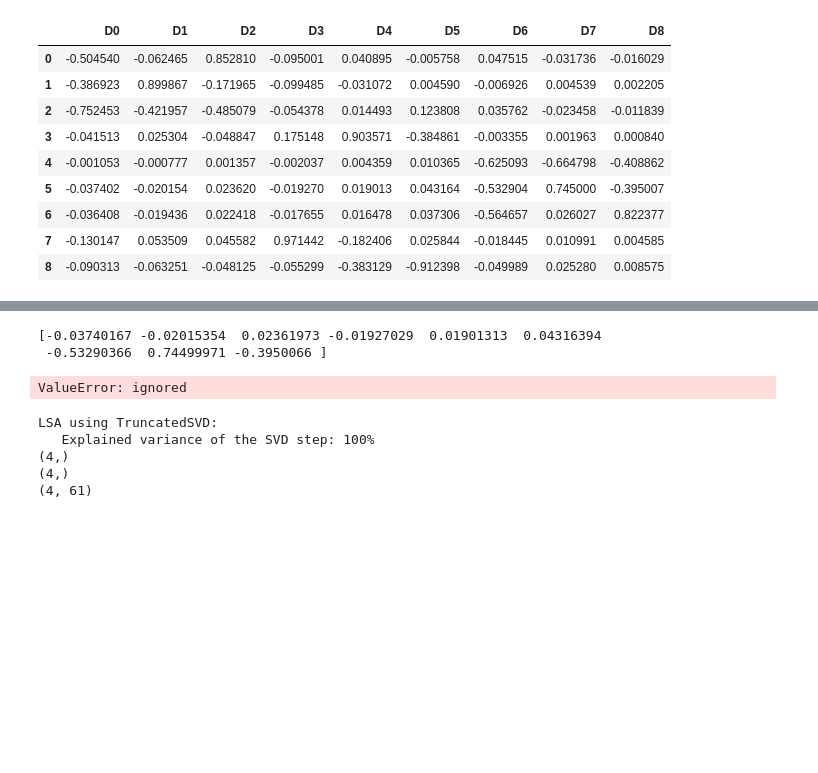
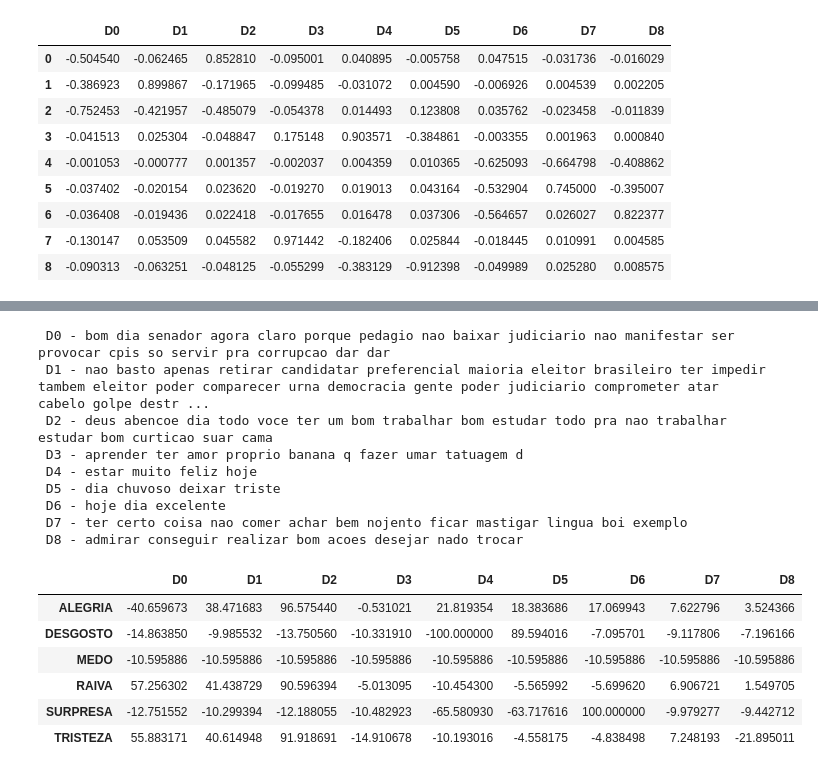
Before and after one commit to rdenadai/TxtP-Study-Notebooks, a Jupyter notebook: notebooks/text_classification_example.ipynb, the cells around one changed output, grey strips where cells are left out. Saved outputs shown, nothing was run; the diff lists cells and outputs as text; code cells hidden in the pictures; blank space fills up the shorter version.

```diff
--- a/notebooks/text_classification_example.ipynb
+++ b/notebooks/text_classification_example.ipynb
@@ -323,9 +342,9 @@ Tf-Idf:
 # %%
 print('Count:')
-vectorizer = CountVectorizer()
-X_count = vectorizer.fit_transform(frases)
+vec_count = CountVectorizer()
+X_count = vec_count.fit_transform(frases)
 print("   Actual number of tfidf features: %d" % X_count.get_shape()[1])
-weights_count = pd.DataFrame(X_count.toarray().T, index=vectorizer.get_feature_names(), columns=ldocs)
+weights_count = pd.DataFrame(X_count.toarray().T, index=vec_count.get_feature_names(), columns=ldocs)
 display(weights_count.head(15))
 # %% [output]
 Count:
@@ -347,8 +366,13 @@ Count:
 | boi | 0 | 0 | 0 | 0 | 0 | 0 | 0 | 1 | 0 |
 | bom | 1 | 0 | 3 | 0 | 0 | 0 | 0 | 0 | 1 |
 # %%
+USE = True
+X = X_count if USE else X_tfidf
+weights = weights_count if USE else weights_tfidf
+vectorizer = vec_count if USE else vec_tfidf
+
 print('SVD: ')
-AC = copy.deepcopy(X_count.toarray().T)
+AC = copy.deepcopy(X.toarray().T)
 u, s, v = np.linalg.svd(AC, full_matrices=False)
 print('Original and SVD equals: ', np.allclose(AC, np.dot(u, np.dot(np.diag(s), v))))
 
@@ -448,45 +469,31 @@ display(df[
 # %%
-print(v.T[5,])
-dtframe = {d: np.zeros(len(ldocs)) for d in emotion_weigths}
-for k, item in enumerate(emotion_weigths.items()):
-    sent = np.array(item[1])
-    i = 0
-    for j in range(len(ldocs)):
-        similarity = cosine_similarity(v.T, [sent])
-        for m in similarity:
-            i += 1
-            dtframe[item[0]][i-1] = m
+dtframe = np.zeros((len(ldocs), len(emotion_words.keys())))
+for i, d in enumerate(ldocs):
+    for k, it in enumerate(emotion_words.items()):
+        a = [ws[:, k]]
+        b = [v.T[i]]
+        dtframe[i][k] = cosine_similarity(a, b)
+dtframe = normalization(dtframe, -100, 100)
 
-for frase in frases:
-    print(f'-{frase}')
+for i, frase in enumerate(frases):
+    print(f' D{i} - {frase}')
 
-df = pd.DataFrame(list(dtframe.values()), index=dtframe.keys(), columns=ldocs)
+df = pd.DataFrame(dtframe.T, index=emotion_words.keys(), columns=ldocs)
 display(df.head(15))
 # %% [output]
-[-0.03740167 -0.02015354  0.02361973 -0.01927029  0.01901313  0.04316394
- -0.53290366  0.74499971 -0.3950066 ]
+ D0 - bom dia senador agora claro porque pedagio nao baixar judiciario nao manifestar ser provocar cpis so servir pra corrupcao dar dar
+ D1 - nao basto apenas retirar candidatar preferencial maioria eleitor brasileiro ter impedir tambem eleitor poder comparecer urna democracia gente poder judiciario comprometer atar cabelo golpe destr ...
+ D2 - deus abencoe dia todo voce ter um bom trabalhar bom estudar todo pra nao trabalhar estudar bom curticao suar cama
+ D3 - aprender ter amor proprio banana q fazer umar tatuagem d
+ D4 - estar muito feliz hoje
+ D5 - dia chuvoso deixar triste
+ D6 - hoje dia excelente
+ D7 - ter certo coisa nao comer achar bem nojento ficar mastigar lingua boi exemplo
+ D8 - admirar conseguir realizar bom acoes desejar nado trocar
-ValueError: ignored
+|  | D0 | D1 | D2 | D3 | D4 | D5 | D6 | D7 | D8 |
+| ALEGRIA | -40.659673 | 38.471683 | 96.575440 | -0.531021 | 21.819354 | 18.383686 | 17.069943 | 7.622796 | 3.524366 |
+| DESGOSTO | -14.863850 | -9.985532 | -13.750560 | -10.331910 | -100.000000 | 89.594016 | -7.095701 | -9.117806 | -7.196166 |
+| MEDO | -10.595886 | -10.595886 | -10.595886 | -10.595886 | -10.595886 | -10.595886 | -10.595886 | -10.595886 | -10.595886 |
+| RAIVA | 57.256302 | 41.438729 | 90.596394 | -5.013095 | -10.454300 | -5.565992 | -5.699620 | 6.906721 | 1.549705 |
+| SURPRESA | -12.751552 | -10.299394 | -12.188055 | -10.482923 | -65.580930 | -63.717616 | 100.000000 | -9.979277 | -9.442712 |
+| TRISTEZA | 55.883171 | 40.614948 | 91.918691 | -14.910678 | -10.193016 | -4.558175 | -4.838498 | 7.248193 | -21.895011 |
-# %%
-print("LSA using TruncatedSVD:")
-
-# Project the tfidf vectors onto the first N principal components.
-# Though this is significantly fewer features than the original tfidf vector,
-# they are stronger features, and the accuracy is higher.
-svd = TruncatedSVD(50)
-lsa = make_pipeline(svd, Normalizer(copy=False))
-
-# Run SVD on the training data, then project the training data.
-X_lsa = lsa.fit_transform(X_count)
-
-explained_variance = svd.explained_variance_ratio_.sum()
-print("   Explained variance of the SVD step: {}%".format(int(explained_variance * 100)))
-
-print(svd.explained_variance_.shape)
-print(svd.singular_values_.shape) # S
-print(svd.components_.shape) # VT
-# %% [output]
-LSA using TruncatedSVD:
-   Explained variance of the SVD step: 100%
-(4,)
-(4,)
-(4, 61)
```
Also changed, not shown: parts of 15 cells of this notebook.
